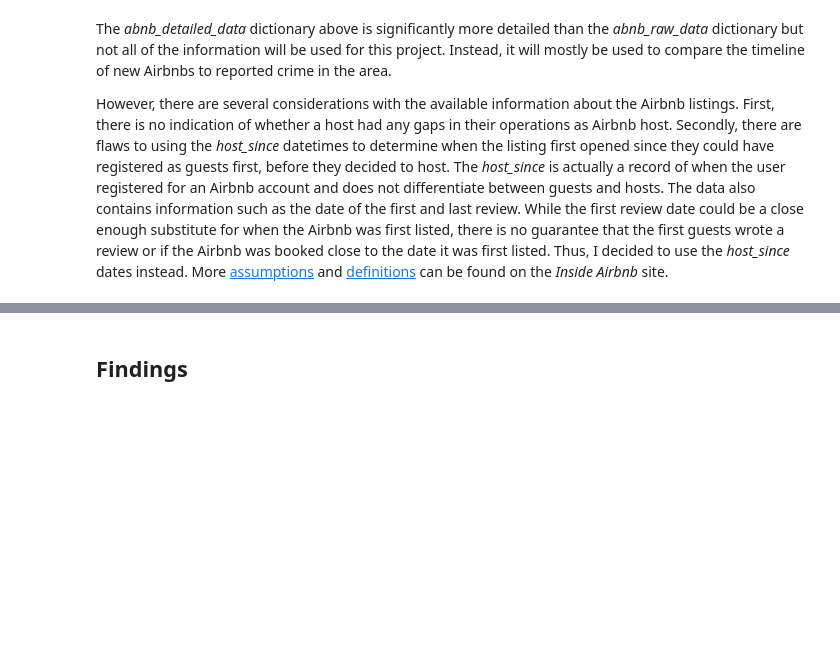
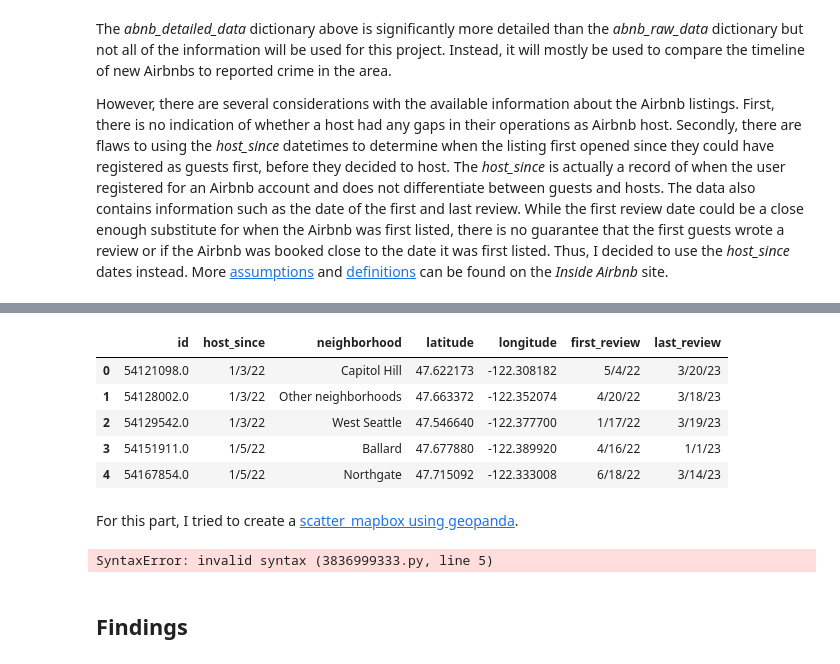
Before and after one commit to hjchoi28/hcde-410-final, a Jupyter notebook: project-report.ipynb, the cells around one changed output, grey strips where cells are left out. Cells and saved outputs as stored; diff of their text form; code cells hidden in the pictures; blank space fills up the shorter version.

```diff
--- a/project-report.ipynb
+++ b/project-report.ipynb
@@ -296,3 +474,49 @@ I also plan to use [kepler.gl for Jupyter](https://docs.kepler.gl/docs/keplergl-
+# %%
+with open('airbnb_2022.csv', 'w', encoding='utf-8') as f:
+    writer = csv.writer(f)
+    #write a header row
+    writer.writerow(('id',
+                     'host_since',
+                     'neighborhood',
+                     'latitude',
+                     'longitude',
+                     'first_review',
+                     'last_review'
+                    ))
+
+    for listing in abnb_data_22:
+        writer.writerow((listing['id'],
+                         listing['host_since'],
+                         listing['neighbourhood_group_cleansed'],
+                         listing['latitude'],
+                         listing['longitude'],
+                         listing['first_review'],
+                         listing['last_review']
+                        ))
+df = pd.read_csv("airbnb_2022.csv")
+df.head()
+# %% [output]
+|  | id | host_since | neighborhood | latitude | longitude | first_review | last_review |
+| 0 | 54121098.0 | 1/3/22 | Capitol Hill | 47.622173 | -122.308182 | 5/4/22 | 3/20/23 |
+| 1 | 54128002.0 | 1/3/22 | Other neighborhoods | 47.663372 | -122.352074 | 4/20/22 | 3/18/23 |
+| 2 | 54129542.0 | 1/3/22 | West Seattle | 47.546640 | -122.377700 | 1/17/22 | 3/19/23 |
+| 3 | 54151911.0 | 1/5/22 | Ballard | 47.677880 | -122.389920 | 4/16/22 | 1/1/23 |
+| 4 | 54167854.0 | 1/5/22 | Northgate | 47.715092 | -122.333008 | 6/18/22 | 3/14/23 |
+# %% [markdown]
+For this part, I tried to create a [scatter_mapbox using geopanda](https://plotly.com/python/scattermapbox/).
+# %%
+import geopandas as gpd
+geo_df = gpd.read_file(gpd.datasets.get_path("airbnb_2022.csv")
+
+#px.set_mapbox_access_token(open(".mapbox_token").read())
+fig = px.scatter_mapbox(geo_df,
+                        lat=geo_df.geometry.y,
+                        lon=geo_df.geometry.x,
+                        hover_name="name",
+                        zoom=1)
+fig.show()
+# %% [output]
+SyntaxError: invalid syntax (3836999333.py, line 5)
 # %% [markdown]
 ## Findings
 # %% [markdown]
```
Also changed, not shown: parts of 19 cells of this notebook, 5 other files.
